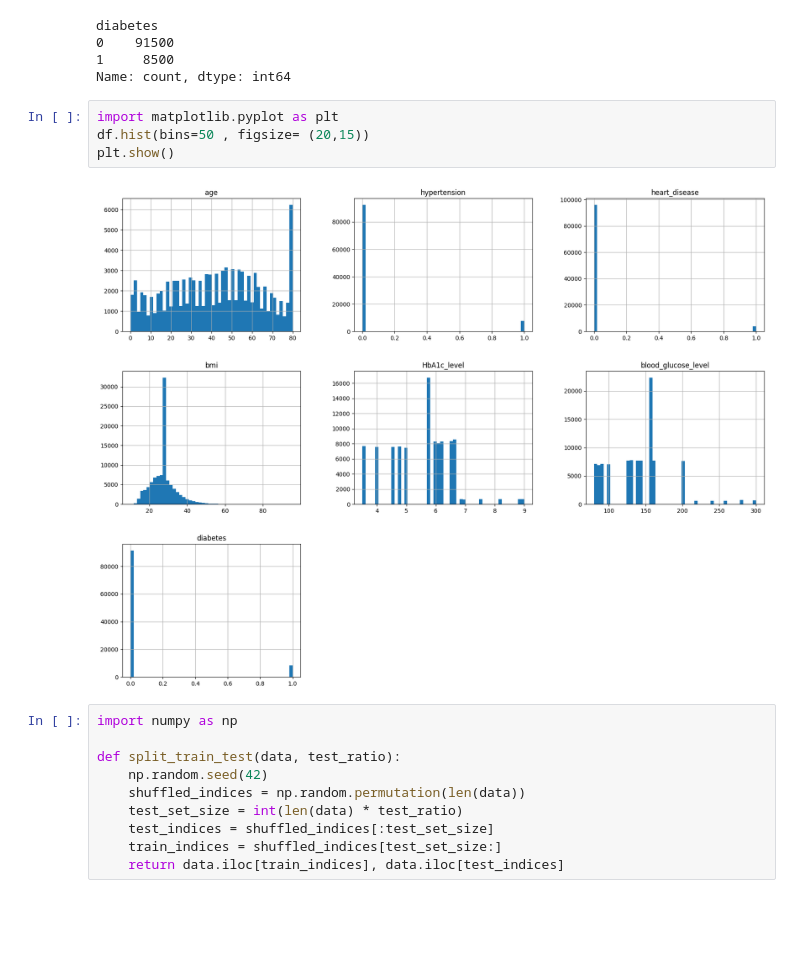
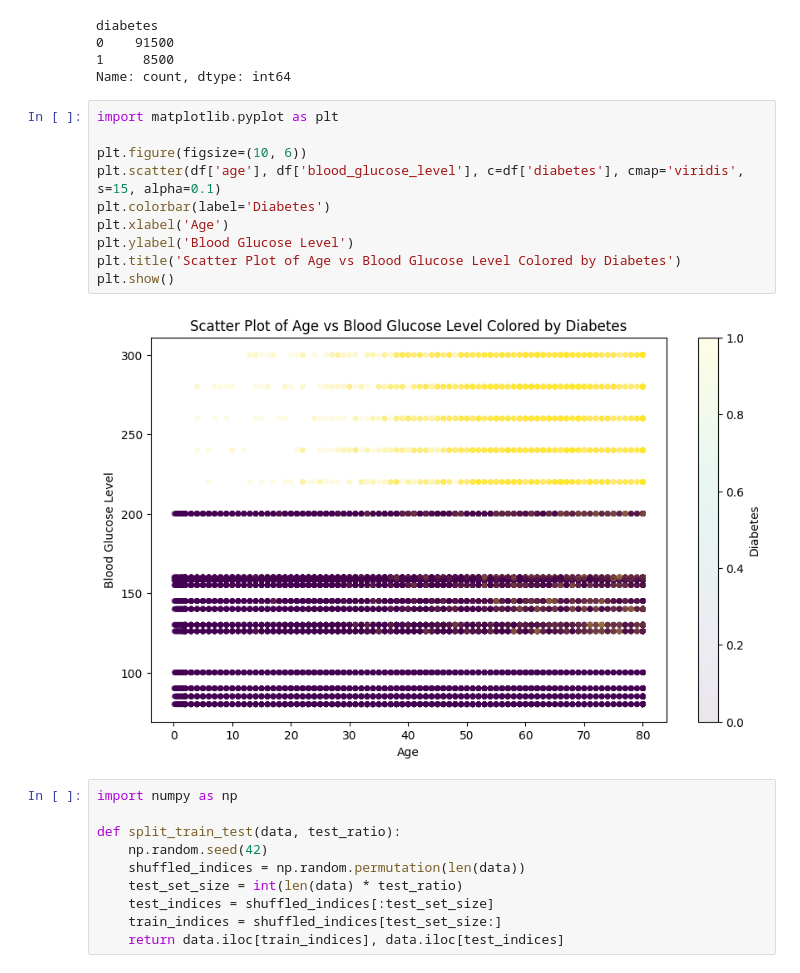
Before and after one commit to naegaic/diabetes-prediction, a Jupyter notebook: main.ipynb, the cells around one changed output. Cells and saved outputs as stored; diff of their text form; blank space fills up the shorter version.

Commit message:
better visualisation and some fixes

```diff
--- a/main.ipynb
+++ b/main.ipynb
@@ -31,10 +20,16 @@ diabetes
 Name: count, dtype: int64
 # %%
 import matplotlib.pyplot as plt
-df.hist(bins=50 , figsize= (20,15))
+
+plt.figure(figsize=(10, 6))
+plt.scatter(df['age'], df['blood_glucose_level'], c=df['diabetes'], cmap='viridis', s=15, alpha=0.1)
+plt.colorbar(label='Diabetes')
+plt.xlabel('Age')
+plt.ylabel('Blood Glucose Level')
+plt.title('Scatter Plot of Age vs Blood Glucose Level Colored by Diabetes')
 plt.show()
 # %% [output]
-[figure, old version]
+[figure, new version]
 # %%
 import numpy as np
 
```
Also changed, not shown: parts of 25 cells of this notebook.
